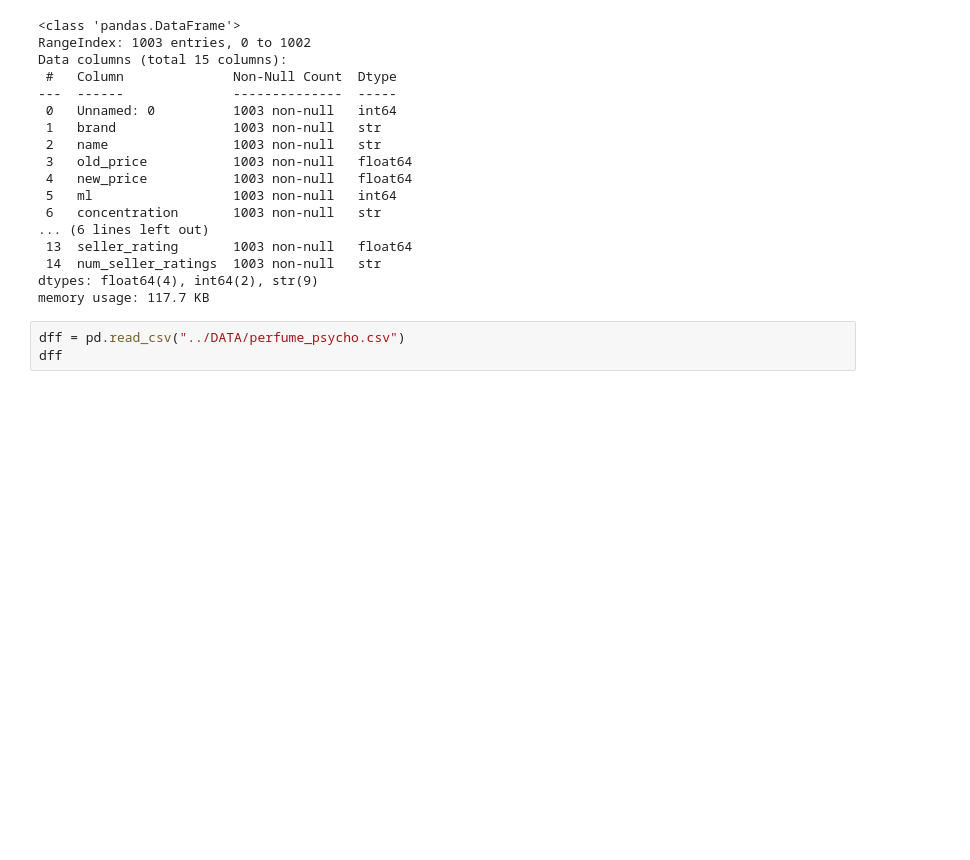
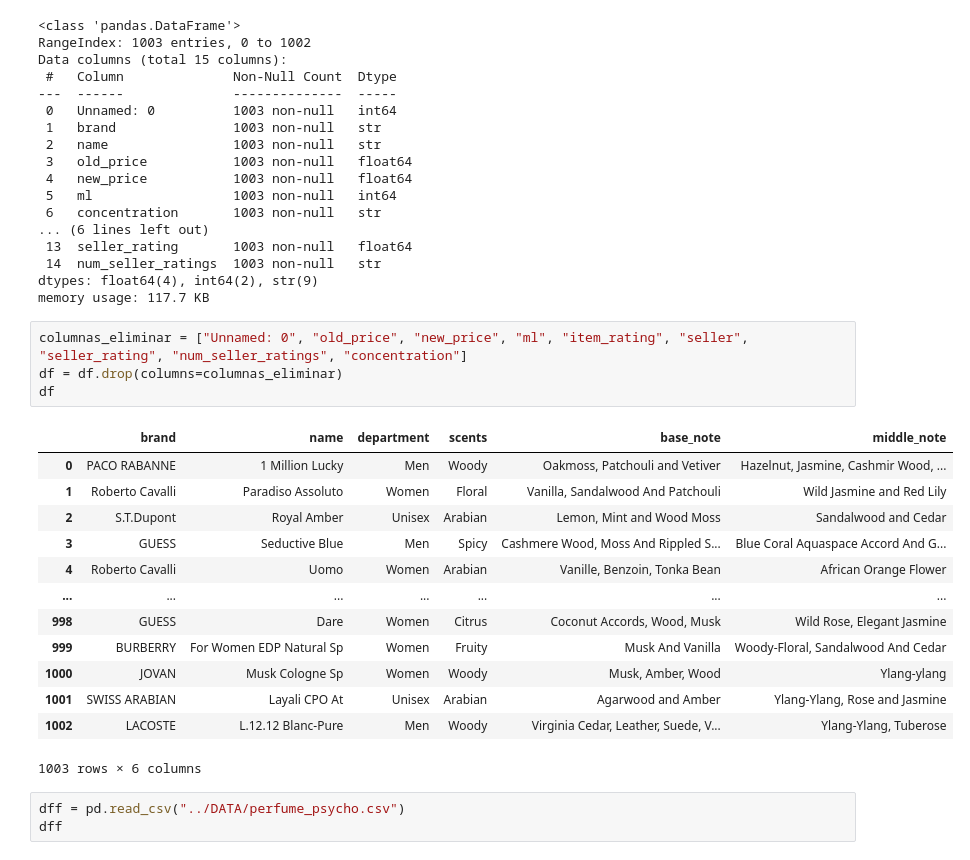
Before and after one commit to evseevalina/PROYECTO_MODULO_DATA_ANALYSIS, a Jupyter notebook: SRC/NOTEBOOKS/LIMPIEZA.ipynb, the cells around one changed output. Cells and saved outputs as stored; diff of their text form; blank space fills up the shorter version.

```diff
--- a/SRC/NOTEBOOKS/LIMPIEZA.ipynb
+++ b/SRC/NOTEBOOKS/LIMPIEZA.ipynb
@@ -39,6 +39,24 @@ Data columns (total 15 columns):
  14  num_seller_ratings  1003 non-null   str
 dtypes: float64(4), int64(2), str(9)
 memory usage: 117.7 KB
+# %%
+columnas_eliminar = ["Unnamed: 0", "old_price", "new_price", "ml", "item_rating", "seller", "seller_rating", "num_seller_ratings", "concentration"]
+df = df.drop(columns=columnas_eliminar)
+df
+# %% [output]
+|  | brand | name | department | scents | base_note | middle_note |
+| 0 | PACO RABANNE | 1 Million Lucky | Men | Woody | Oakmoss, Patchouli and Vetiver | Hazelnut, Jasmine, Cashmir Wood, ... |
+| 1 | Roberto Cavalli | Paradiso Assoluto | Women | Floral | Vanilla, Sandalwood And Patchouli | Wild Jasmine and Red Lily |
+| 2 | S.T.Dupont | Royal Amber | Unisex | Arabian | Lemon, Mint and Wood Moss | Sandalwood and Cedar |
+| 3 | GUESS | Seductive Blue | Men | Spicy | Cashmere Wood, Moss And Rippled S... | Blue Coral Aquaspace Accord And G... |
+| 4 | Roberto Cavalli | Uomo | Women | Arabian | Vanille, Benzoin, Tonka Bean | African Orange Flower |
+| ... | ... | ... | ... | ... | ... | ... |
+| 998 | GUESS | Dare | Women | Citrus | Coconut Accords, Wood, Musk | Wild Rose, Elegant Jasmine |
+| 999 | BURBERRY | For Women EDP Natural Sp | Women | Fruity | Musk And Vanilla | Woody-Floral, Sandalwood And Cedar |
+| 1000 | JOVAN | Musk Cologne Sp | Women | Woody | Musk, Amber, Wood | Ylang-ylang |
+| 1001 | SWISS ARABIAN | Layali CPO At | Unisex | Arabian | Agarwood and Amber | Ylang-Ylang, Rose and Jasmine |
+| 1002 | LACOSTE | L.12.12 Blanc-Pure | Men | Woody | Virginia Cedar, Leather, Suede, V... | Ylang-Ylang, Tuberose |
+1003 rows × 6 columns
 # %%
 dff = pd.read_csv("../DATA/perfume_psycho.csv")
 dff
```
Also changed, not shown: parts of 4 cells of this notebook, 2 other files.
